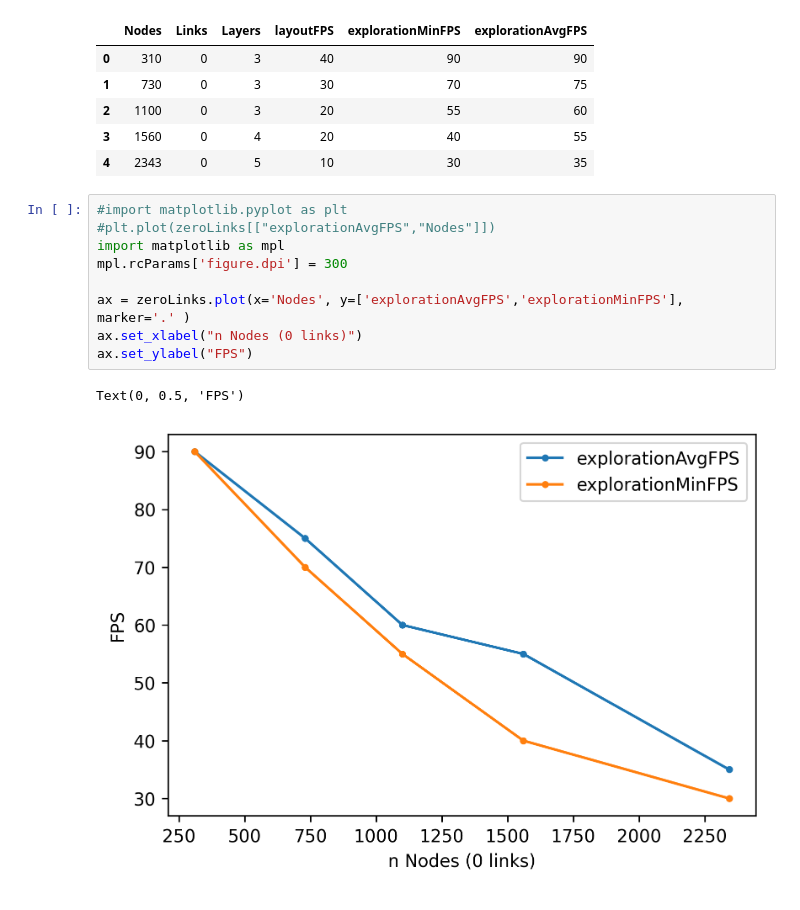
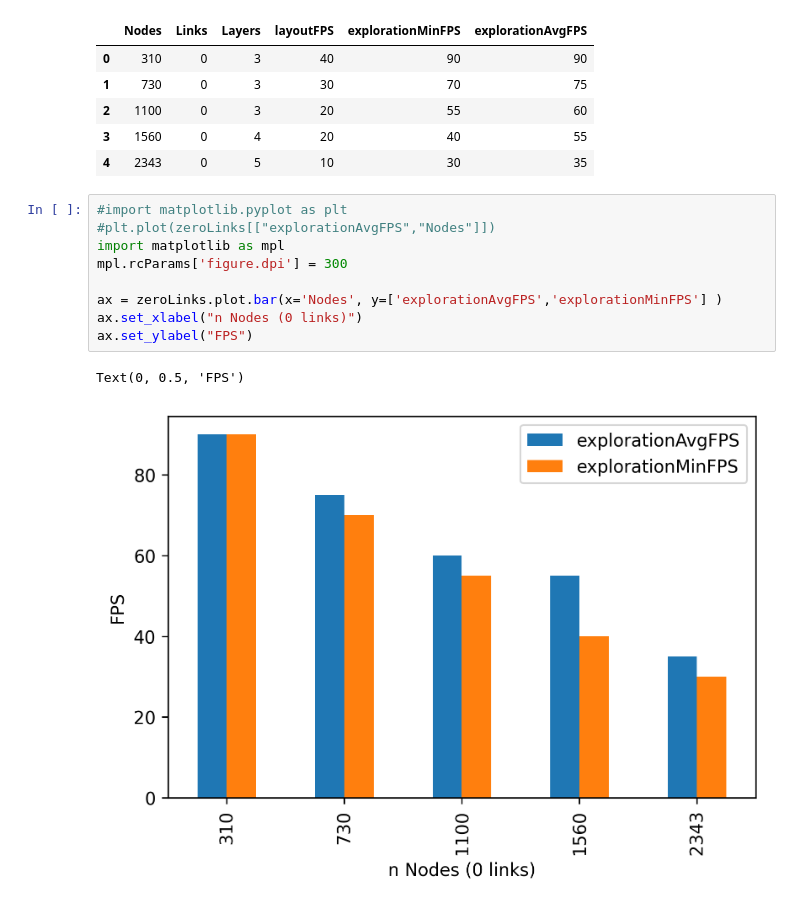
Before and after one commit to Emanum/3DmultilayerGraphThesis, a Jupyter notebook: jupyterNotebook/performancePlots.ipynb, the cells around one changed output. Drawn from its saved outputs; the diff is of its cells as text.

Commit message:
performance analysis change to bar chart

```diff
--- a/jupyterNotebook/performancePlots.ipynb
+++ b/jupyterNotebook/performancePlots.ipynb
@@ -29,15 +29,15 @@ zeroLinks
 # %%
 #import matplotlib.pyplot as plt
 #plt.plot(zeroLinks[["explorationAvgFPS","Nodes"]])
 import matplotlib as mpl
 mpl.rcParams['figure.dpi'] = 300
 
-ax = zeroLinks.plot(x='Nodes', y=['explorationAvgFPS','explorationMinFPS'], marker='.' )
+ax = zeroLinks.plot.bar(x='Nodes', y=['explorationAvgFPS','explorationMinFPS'] )
 ax.set_xlabel("n Nodes (0 links)")
 ax.set_ylabel("FPS")
 # %% [output]
 Text(0, 0.5, 'FPS')
-[figure, old version]
+[figure, new version]
 # %%
 LinkPerformance = data[data["Nodes"]==774]
 LinkPerformance
```
Also changed, not shown: parts of 1 cell of this notebook, 3 other files.
